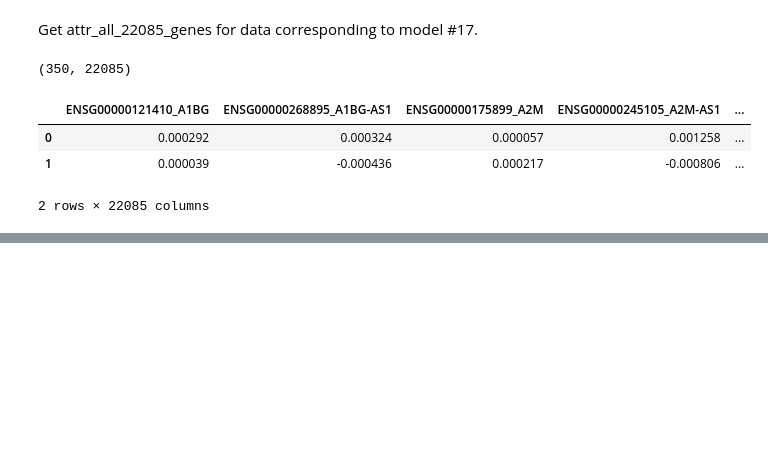
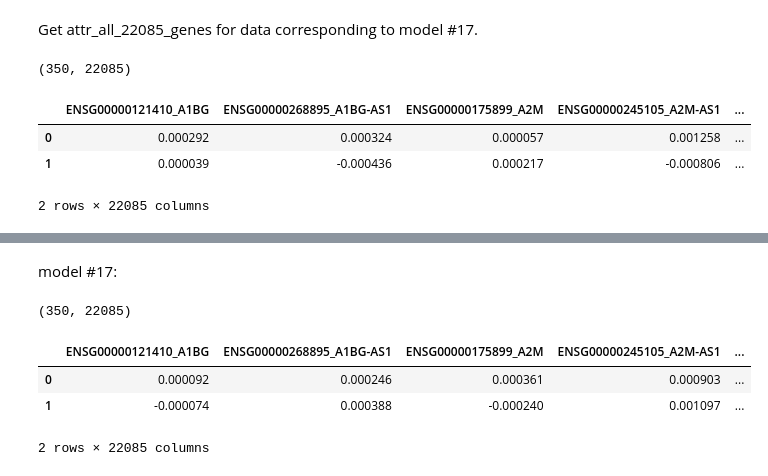
Before and after one commit to valentina-kg/open-problems-multimodal-3rd-solution, a Jupyter notebook: code/4.model/pred/svd_backpropagation.ipynb, the cells around one changed output, grey strips where cells are left out. Drawn from its saved outputs; the diff is of its cells as text; code cells hidden in the pictures; blank space fills up the shorter version.

```diff
--- a/code/4.model/pred/svd_backpropagation.ipynb
+++ b/code/4.model/pred/svd_backpropagation.ipynb
@@ -128,0 +150,16 @@ with open('4.model/pred/attr_all_22085_genes_17_50_samples.pkl', 'wb') as f:
+# %% [markdown]
+model #17:
+# %%
+shap_values = np.load('4.model/pred/shap_values_17_50_samples_p.npy', allow_pickle=True).astype(float)
+
+xtest = ad.read_h5ad('4.model/pred/private_test_input_64_svd_50_samples.h5ad')
+
+attr_all_22085_genes = get_attr_all_features(xtest, shap_values, svd_comp_norm)     # TODO in original dataset all 22085 columns are sorted alphabetically
+                                                                                    # here: first 22001 are sorted, then next 84 are sorted... change order afterwards?
+attr_all_22085_genes.head(2)
+# %% [output]
+(350, 22085)
+|  | ENSG00000121410_A1BG | ENSG00000268895_A1BG-AS1 | ENSG00000175899_A2M | ENSG00000245105_A2M-AS1 | ... |
+| 0 | 0.000092 | 0.000246 | 0.000361 | 0.000903 | ... |
+| 1 | -0.000074 | 0.000388 | -0.000240 | 0.001097 | ... |
+2 rows × 22085 columns
```
Also changed, not shown: parts of 6 cells of this notebook, 9 other files.
